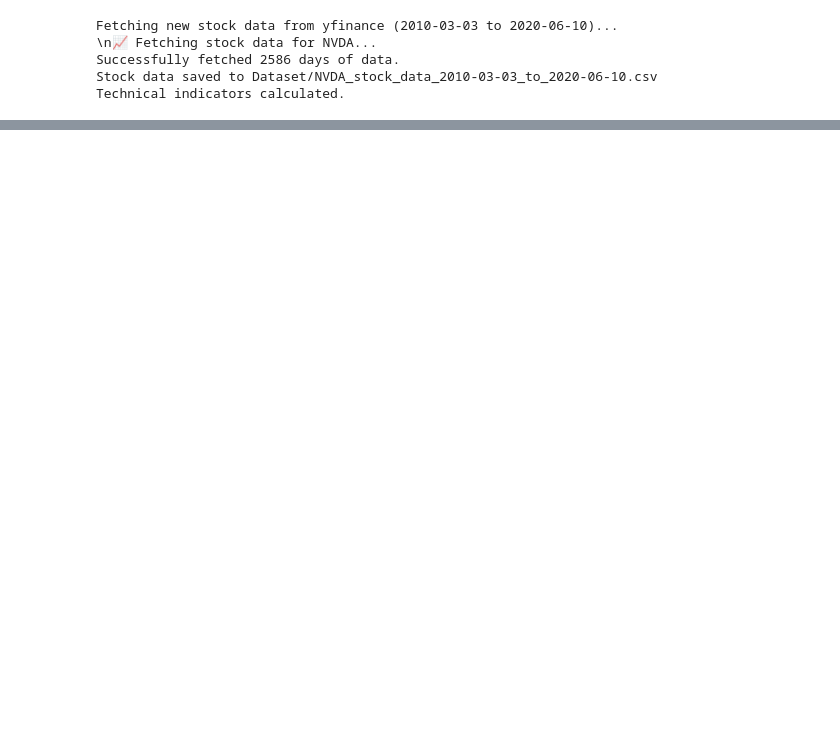
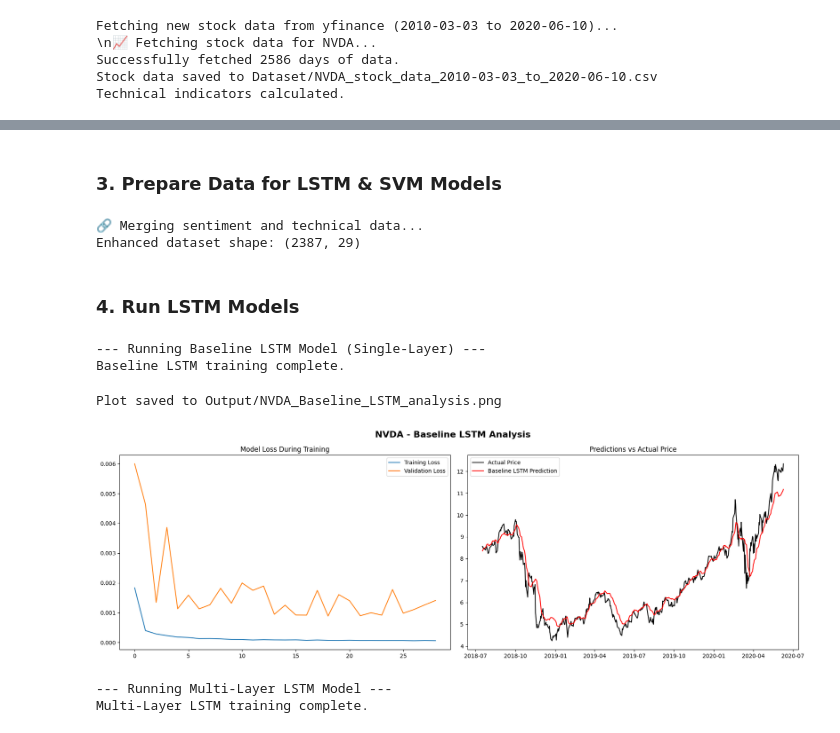
Before and after one commit to SandyCompetent/stock_market_analysis, a Jupyter notebook: main_analysis.ipynb, the cells around one changed output, grey strips where cells are left out. Saved outputs shown, nothing was run; the diff lists cells and outputs as text; code cells hidden in the pictures; blank space fills up the shorter version.

```diff
--- a/main_analysis.ipynb
+++ b/main_analysis.ipynb
@@ -383,0 +118,54 @@ Directional_Accuracy : Multi-Layer Enhanced LSTM (Score: 53.4591)
+# %% [markdown]
+### 3. Prepare Data for LSTM & SVM Models
+# %%
+# Prepare data for models using only technical indicators
+X_train_tech, X_test_tech, y_train_tech, y_test_tech, scaler_tech = mdl.prepare_data_for_lstm(
+    tech_data, cfg.BASELINE_FEATURES, cfg.BASELINE_TARGET, cfg.SEQUENCE_LENGTH, cfg.TEST_SIZE
+)
+
+# Prepare data for models using sentiment + technical indicators
+enhanced_full_data = dp.create_enhanced_dataset(tech_data, daily_sentiment_df)
+X_train_enh, X_test_enh, y_train_enh, y_test_enh, scaler_enh = mdl.prepare_data_for_lstm(
+    enhanced_full_data, cfg.ENHANCED_FEATURES, cfg.ENHANCED_TARGET, cfg.SEQUENCE_LENGTH, cfg.TEST_SIZE
+)
+# %% [output]
+🔗 Merging sentiment and technical data...
+Enhanced dataset shape: (2387, 29)
+# %% [markdown]
+### 4. Run LSTM Models
+# %%
+print("\n--- Running Baseline LSTM Model (Single-Layer) ---")
+reduce_lr = ReduceLROnPlateau(monitor='val_loss', factor=0.5, patience=5, min_lr=0.0001, verbose=0)
+early_stopping = EarlyStopping(monitor='val_loss', patience=10, restore_best_weights=True, verbose=0)
+
+baseline_model = mdl.build_single_layer_lstm((X_train_tech.shape[1], X_train_tech.shape[2]))
+baseline_history = baseline_model.fit(
+    X_train_tech, y_train_tech, epochs=cfg.EPOCHS, batch_size=cfg.BATCH_SIZE,
+    validation_split=0.2, callbacks=[reduce_lr, early_stopping], verbose=0
+)
+print("Baseline LSTM training complete.")
+# %% [output]
+--- Running Baseline LSTM Model (Single-Layer) ---
+Baseline LSTM training complete.
+# %%
+base_preds = baseline_model.predict(X_test_tech, verbose=0)
+close_scaler = MinMaxScaler().fit(tech_data[['Close']]) # Use a simple scaler for just the target column
+y_test_tech_scaled = close_scaler.inverse_transform(y_test_tech.reshape(-1, 1))
+base_preds_scaled = close_scaler.inverse_transform(base_preds)
+baseline_metrics = ut.calculate_metrics(y_test_tech_scaled, base_preds_scaled, 'Baseline LSTM')
+test_dates_tech = tech_data.index[-len(y_test_tech_scaled):]
+ut.plot_model_results(baseline_history, y_test_tech_scaled, base_preds_scaled, test_dates_tech, cfg.STOCK_SYMBOL, 'Baseline LSTM')
+# %% [output]
+Plot saved to Output/NVDA_Baseline_LSTM_analysis.png
+[figure, added]
+# %%
+print("\n--- Running Multi-Layer LSTM Model ---")
+multi_layer_model = mdl.build_multi_layer_lstm((X_train_tech.shape[1], X_train_tech.shape[2]))
+multi_layer_history = multi_layer_model.fit(
+    X_train_tech, y_train_tech, epochs=cfg.EPOCHS, batch_size=cfg.BATCH_SIZE,
+    validation_split=0.2, callbacks=[reduce_lr, early_stopping], verbose=0
+)
+print("Multi-Layer LSTM training complete.")
+# %% [output]
+--- Running Multi-Layer LSTM Model ---
+Multi-Layer LSTM training complete.
```
Also changed, not shown: parts of 41 cells of this notebook, 7 other files.
